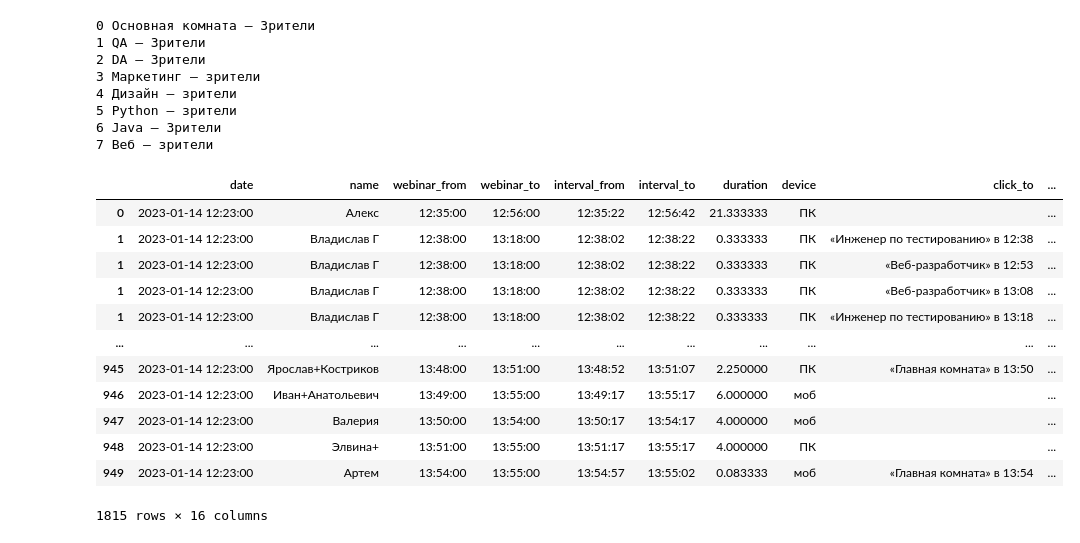
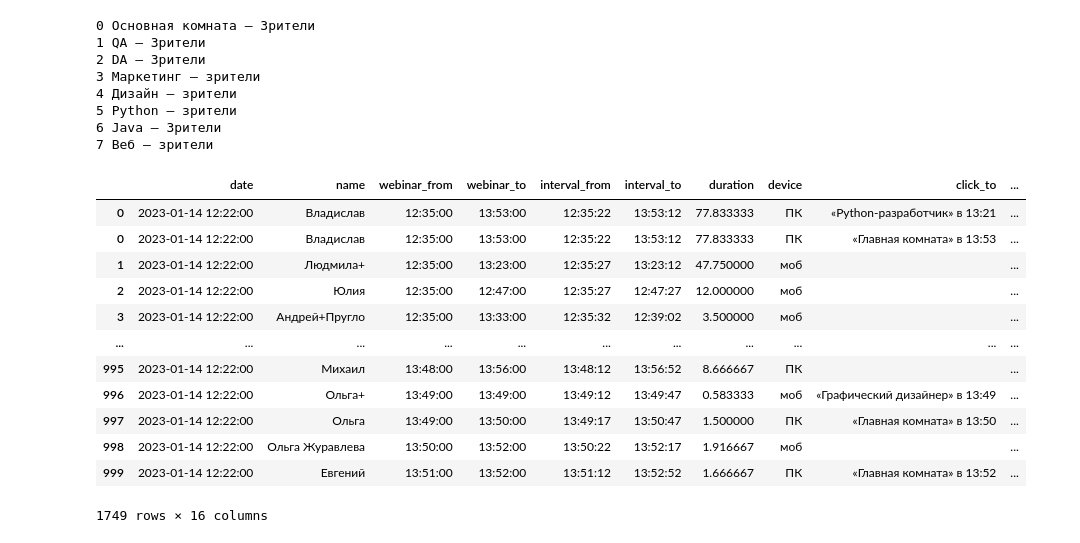
Before and after one commit to viktorlov/ad-hoc, a Jupyter notebook: 006__Impulse/006__Impulse --ver3.ipynb, the cells around one changed output. Saved outputs shown, nothing was run; the diff lists cells and outputs as text; code cells hidden in the pictures.

```diff
--- a/006__Impulse/006__Impulse --ver3.ipynb
+++ b/006__Impulse/006__Impulse --ver3.ipynb
@@ -23,10 +23,19 @@ for k, v in enumerate(sheets):
 7 Веб – зрители
 # %%
 # список нужных колонок листа
-columns = ['Дата', 'Имя участника',
-           'На вебинаре с', 'Досмотрел до', 'Интервалы', 'присутствия', 'Продолжительность',
-           'Устройство', 'Клик по кнопке',
-           'Город', 'Регион', 'Ссылка входа', 'Переход с']
+columns = ['Дата',
+           'Имя участника',
+           'На вебинаре с',
+           'Досмотрел до',
+           'Интервалы',
+           'присутствия',
+           'Продолжительность',
+           'Устройство',
+           'Клик по кнопке',
+           'Город',
+           'Регион',
+           'Ссылка входа',
+           'Переход с']
 
 mapping = {'Дата': 'date',
            'Имя участника': 'name',
@@ -54,10 +63,10 @@ def dataframe_processing(_df_raw_,
 
     cdf['hash'] = np.nan
 
-    for index, row in cdf.iterrows():
-        if not pd.isnull(row['name']):
-            row_string = ''.join(str(value) for value in row.values)
-            cdf.at[index, 'hash'] = hashlib.sha256(row_string.encode('utf-8')).hexdigest()[:32]
+    for index_, row_ in cdf.iterrows():
+        if not pd.isnull(row_['name']):
+            row_string = ''.join(str(value_) for value_ in row_.values)
+            cdf.at[index_, 'hash'] = hashlib.sha256(row_string.encode('utf-8')).hexdigest()[:32]
 
     cdf.loc[cdf['name'].notnull(), cdf.columns != 'name'] = \
         cdf.loc[cdf['name'].notnull(), cdf.columns != 'name'].fillna("__EMPTY__")
@@ -92,22 +101,22 @@ def dataframe_processing(_df_raw_,
 
     return cdf
 # %%
-current = dataframe_processing(df_raw, 2, columns)
+current = dataframe_processing(df_raw, 1, columns)
 current
 # %% [output]
 |  | date | name | webinar_from | webinar_to | interval_from | interval_to | duration | device | click_to | ... |
-| 0 | 2023-01-14 12:23:00 | Aлекс | 12:35:00 | 12:56:00 | 12:35:22 | 12:56:42 | 21.333333 | ПК |  | ... |
-| 1 | 2023-01-14 12:23:00 | Владислав Г | 12:38:00 | 13:18:00 | 12:38:02 | 12:38:22 | 0.333333 | ПК | «Инженер по тестированию» в 12:38 | ... |
-| 1 | 2023-01-14 12:23:00 | Владислав Г | 12:38:00 | 13:18:00 | 12:38:02 | 12:38:22 | 0.333333 | ПК | «Веб-разработчик» в 12:53 | ... |
-| 1 | 2023-01-14 12:23:00 | Владислав Г | 12:38:00 | 13:18:00 | 12:38:02 | 12:38:22 | 0.333333 | ПК | «Веб-разработчик» в 13:08 | ... |
-| 1 | 2023-01-14 12:23:00 | Владислав Г | 12:38:00 | 13:18:00 | 12:38:02 | 12:38:22 | 0.333333 | ПК | «Инженер по тестированию» в 13:18 | ... |
+| 0 | 2023-01-14 12:22:00 | Владислав | 12:35:00 | 13:53:00 | 12:35:22 | 13:53:12 | 77.833333 | ПК | «Python-разработчик» в 13:21 | ... |
+| 0 | 2023-01-14 12:22:00 | Владислав | 12:35:00 | 13:53:00 | 12:35:22 | 13:53:12 | 77.833333 | ПК | «Главная комната» в 13:53 | ... |
+| 1 | 2023-01-14 12:22:00 | Людмила+ | 12:35:00 | 13:23:00 | 12:35:27 | 13:23:12 | 47.750000 | моб |  | ... |
+| 2 | 2023-01-14 12:22:00 | Юлия | 12:35:00 | 12:47:00 | 12:35:27 | 12:47:27 | 12.000000 | моб |  | ... |
+| 3 | 2023-01-14 12:22:00 | Андрей+Пругло | 12:35:00 | 13:33:00 | 12:35:32 | 12:39:02 | 3.500000 | моб |  | ... |
 | ... | ... | ... | ... | ... | ... | ... | ... | ... | ... | ... |
-| 945 | 2023-01-14 12:23:00 | Ярослав+Костриков | 13:48:00 | 13:51:00 | 13:48:52 | 13:51:07 | 2.250000 | ПК | «Главная комната» в 13:50 | ... |
-| 946 | 2023-01-14 12:23:00 | Иван+Анатольевич | 13:49:00 | 13:55:00 | 13:49:17 | 13:55:17 | 6.000000 | моб |  | ... |
-| 947 | 2023-01-14 12:23:00 | Валерия | 13:50:00 | 13:54:00 | 13:50:17 | 13:54:17 | 4.000000 | моб |  | ... |
-| 948 | 2023-01-14 12:23:00 | Элвина+ | 13:51:00 | 13:55:00 | 13:51:17 | 13:55:17 | 4.000000 | ПК |  | ... |
-| 949 | 2023-01-14 12:23:00 | Артем | 13:54:00 | 13:55:00 | 13:54:57 | 13:55:02 | 0.083333 | моб | «Главная комната» в 13:54 | ... |
+| 995 | 2023-01-14 12:22:00 | Михаил | 13:48:00 | 13:56:00 | 13:48:12 | 13:56:52 | 8.666667 | ПК |  | ... |
+| 996 | 2023-01-14 12:22:00 | Ольга+ | 13:49:00 | 13:49:00 | 13:49:12 | 13:49:47 | 0.583333 | моб | «Графический дизайнер» в 13:49 | ... |
+| 997 | 2023-01-14 12:22:00 | Ольга | 13:49:00 | 13:50:00 | 13:49:17 | 13:50:47 | 1.500000 | ПК | «Главная комната» в 13:50 | ... |
+| 998 | 2023-01-14 12:22:00 | Ольга Журавлева | 13:50:00 | 13:52:00 | 13:50:22 | 13:52:17 | 1.916667 | моб |  | ... |
+| 999 | 2023-01-14 12:22:00 | Евгений | 13:51:00 | 13:52:00 | 13:51:12 | 13:52:52 | 1.666667 | ПК | «Главная комната» в 13:52 | ... |
-1815 rows × 16 columns
+1749 rows × 16 columns
 # %%
 from datetime import timedelta, datetime
 
```
Also changed, not shown: parts of 7 cells of this notebook.
